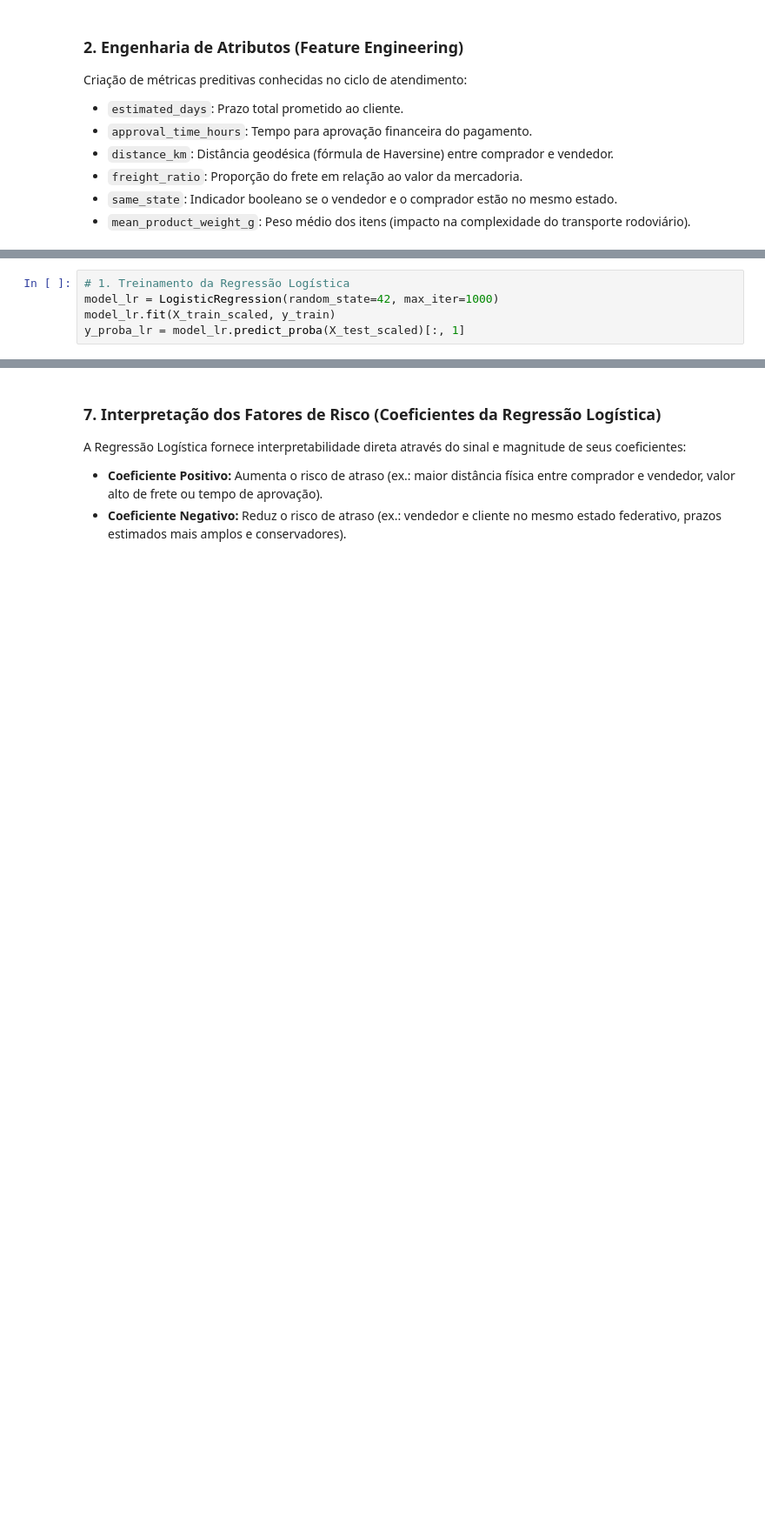
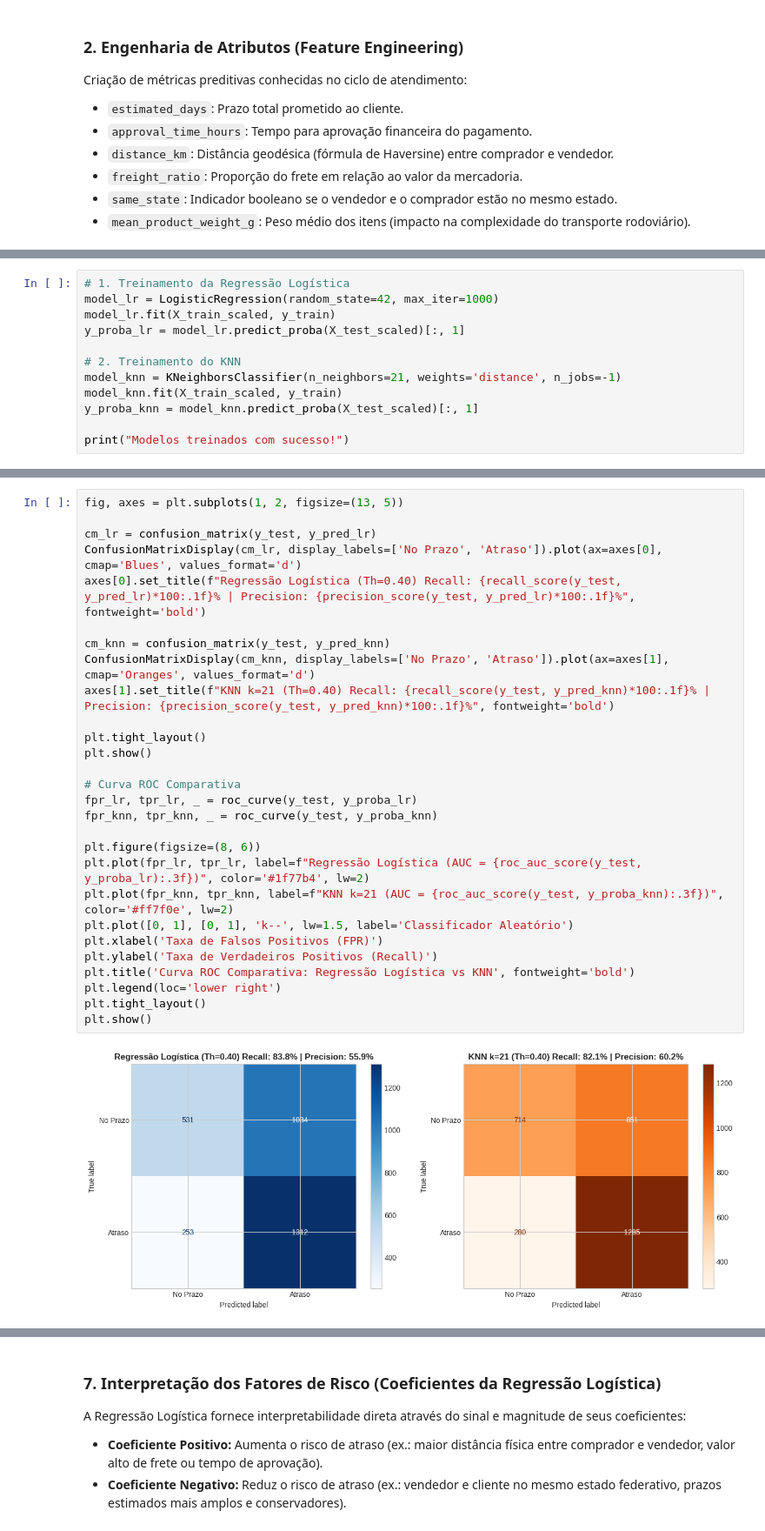
Before and after one commit to The-Cute-Push/Machine-Learning, a Jupyter notebook: Projeto_Final_Olist_ML.ipynb, the cells around one changed output, grey strips where cells are left out. Shown at 87% size. Cells and saved outputs as stored; diff of their text form; blank space fills up the shorter version.

Commit message:
feat(model): add KNN comparison pipeline

```diff
--- a/Projeto_Final_Olist_ML.ipynb
+++ b/Projeto_Final_Olist_ML.ipynb
@@ -179,3 +211,10 @@ print(f"Tamanho do conjunto de Teste: {X_test.shape[0]:,} amostras")
 model_lr = LogisticRegression(random_state=42, max_iter=1000)
 model_lr.fit(X_train_scaled, y_train)
 y_proba_lr = model_lr.predict_proba(X_test_scaled)[:, 1]
+
+# 2. Treinamento do KNN
+model_knn = KNeighborsClassifier(n_neighbors=21, weights='distance', n_jobs=-1)
+model_knn.fit(X_train_scaled, y_train)
+y_proba_knn = model_knn.predict_proba(X_test_scaled)[:, 1]
+
+print("Modelos treinados com sucesso!")
@@ -181,0 +269,30 @@ y_proba_lr = model_lr.predict_proba(X_test_scaled)[:, 1]
+# %%
+fig, axes = plt.subplots(1, 2, figsize=(13, 5))
+
+cm_lr = confusion_matrix(y_test, y_pred_lr)
+ConfusionMatrixDisplay(cm_lr, display_labels=['No Prazo', 'Atraso']).plot(ax=axes[0], cmap='Blues', values_format='d')
+axes[0].set_title(f"Regressão Logística (Th=0.40) Recall: {recall_score(y_test, y_pred_lr)*100:.1f}% | Precision: {precision_score(y_test, y_pred_lr)*100:.1f}%", fontweight='bold')
+
+cm_knn = confusion_matrix(y_test, y_pred_knn)
+ConfusionMatrixDisplay(cm_knn, display_labels=['No Prazo', 'Atraso']).plot(ax=axes[1], cmap='Oranges', values_format='d')
+axes[1].set_title(f"KNN k=21 (Th=0.40) Recall: {recall_score(y_test, y_pred_knn)*100:.1f}% | Precision: {precision_score(y_test, y_pred_knn)*100:.1f}%", fontweight='bold')
+
+plt.tight_layout()
+plt.show()
+
+# Curva ROC Comparativa
+fpr_lr, tpr_lr, _ = roc_curve(y_test, y_proba_lr)
+fpr_knn, tpr_knn, _ = roc_curve(y_test, y_proba_knn)
+
+plt.figure(figsize=(8, 6))
+plt.plot(fpr_lr, tpr_lr, label=f"Regressão Logística (AUC = {roc_auc_score(y_test, y_proba_lr):.3f})", color='#1f77b4', lw=2)
+plt.plot(fpr_knn, tpr_knn, label=f"KNN k=21 (AUC = {roc_auc_score(y_test, y_proba_knn):.3f})", color='#ff7f0e', lw=2)
+plt.plot([0, 1], [0, 1], 'k--', lw=1.5, label='Classificador Aleatório')
+plt.xlabel('Taxa de Falsos Positivos (FPR)')
+plt.ylabel('Taxa de Verdadeiros Positivos (Recall)')
+plt.title('Curva ROC Comparativa: Regressão Logística vs KNN', fontweight='bold')
+plt.legend(loc='lower right')
+plt.tight_layout()
+plt.show()
+# %% [output]
+[figure, added]
```
Also changed, not shown: parts of 15 cells of this notebook, 2 other files.
